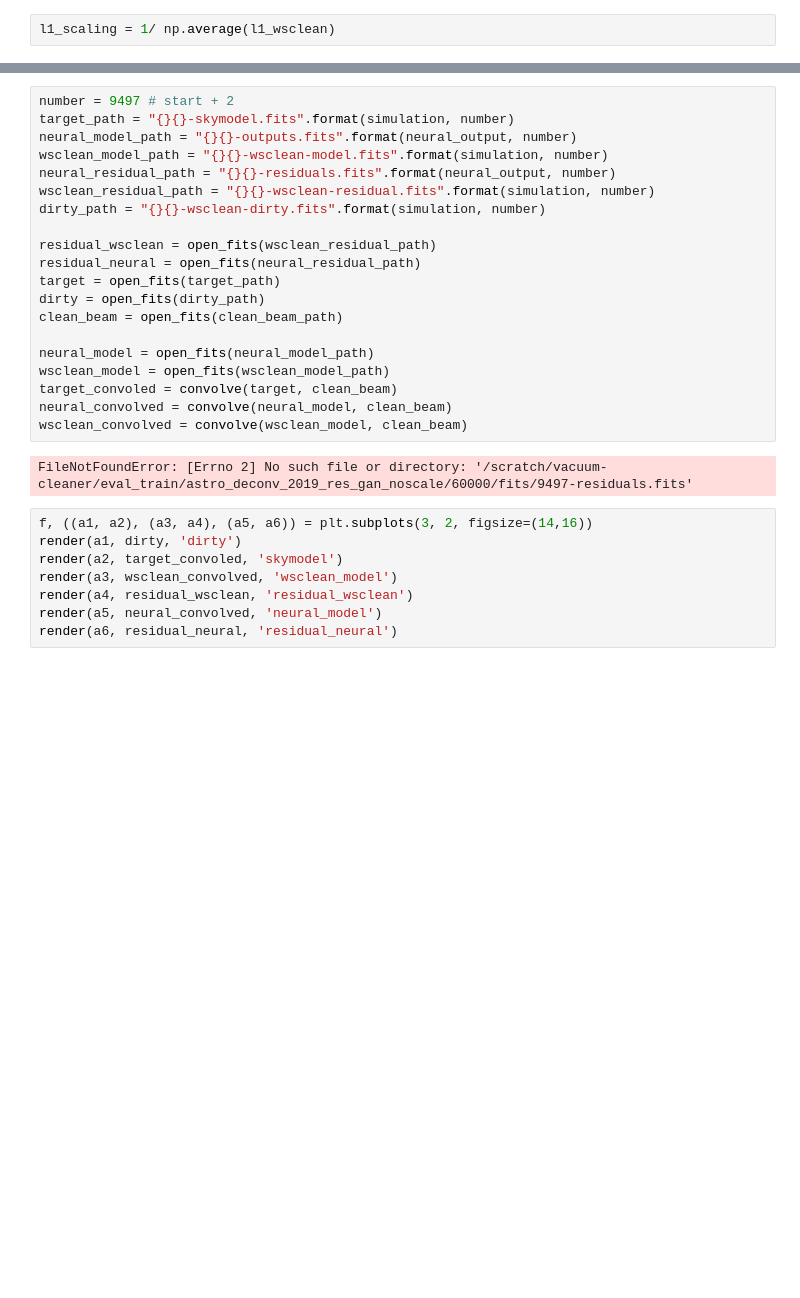
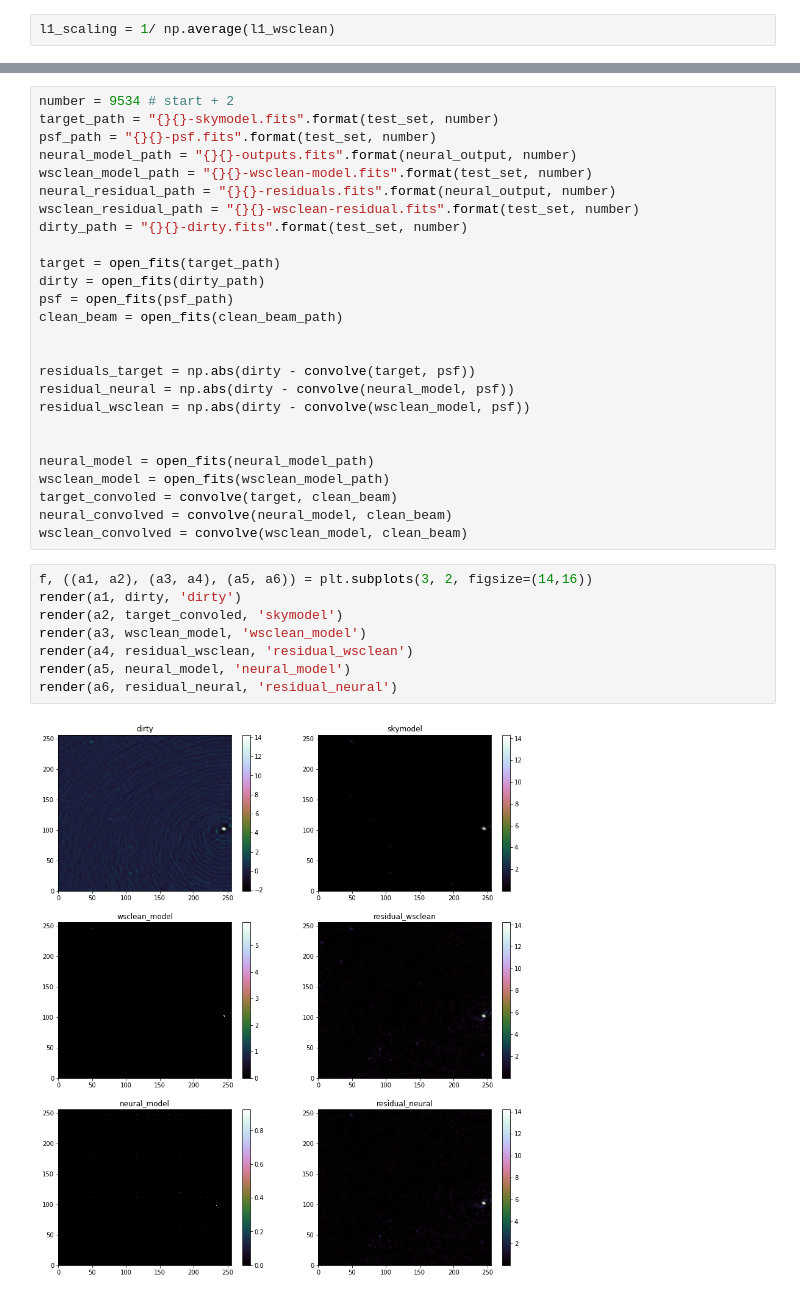
Before and after one commit to gijzelaerr/vacuum-cleaner, a Jupyter notebook: notebooks/Scoring the test data with a clean beam.ipynb, the cells around one changed output, grey strips where cells are left out. Drawn from its saved outputs; the diff is of its cells as text; blank space fills up the shorter version.

```diff
--- a/notebooks/Scoring the test data with a clean beam.ipynb
+++ b/notebooks/Scoring the test data with a clean beam.ipynb
@@ -103,30 +92,36 @@ np.average(l1_neural) * l1_scaling
 # %%
-number = 9497 # start + 2
-target_path = "{}{}-skymodel.fits".format(simulation, number)
+number = 9534 # start + 2
+target_path = "{}{}-skymodel.fits".format(test_set, number)
+psf_path = "{}{}-psf.fits".format(test_set, number)
 neural_model_path = "{}{}-outputs.fits".format(neural_output, number)
-wsclean_model_path = "{}{}-wsclean-model.fits".format(simulation, number)
+wsclean_model_path = "{}{}-wsclean-model.fits".format(test_set, number)
 neural_residual_path = "{}{}-residuals.fits".format(neural_output, number)
-wsclean_residual_path = "{}{}-wsclean-residual.fits".format(simulation, number)
-dirty_path = "{}{}-wsclean-dirty.fits".format(simulation, number)
+wsclean_residual_path = "{}{}-wsclean-residual.fits".format(test_set, number)
+dirty_path = "{}{}-dirty.fits".format(test_set, number)
 
-residual_wsclean = open_fits(wsclean_residual_path)
-residual_neural = open_fits(neural_residual_path)
 target = open_fits(target_path)
 dirty = open_fits(dirty_path)
+psf = open_fits(psf_path)
 clean_beam = open_fits(clean_beam_path)
+
+
+residuals_target = np.abs(dirty - convolve(target, psf))
+residual_neural = np.abs(dirty - convolve(neural_model, psf))
+residual_wsclean = np.abs(dirty - convolve(wsclean_model, psf))
+
 
 neural_model = open_fits(neural_model_path)
 wsclean_model = open_fits(wsclean_model_path)
 target_convoled = convolve(target, clean_beam)
 neural_convolved = convolve(neural_model, clean_beam)
 wsclean_convolved = convolve(wsclean_model, clean_beam)
-# %% [output]
-FileNotFoundError: [Errno 2] No such file or directory: '/scratch/vacuum-cleaner/eval_train/astro_deconv_2019_res_gan_noscale/60000/fits/9497-residuals.fits'
 # %%
 f, ((a1, a2), (a3, a4), (a5, a6)) = plt.subplots(3, 2, figsize=(14,16))
 render(a1, dirty, 'dirty')
 render(a2, target_convoled, 'skymodel')
-render(a3, wsclean_convolved, 'wsclean_model')
+render(a3, wsclean_model, 'wsclean_model')
 render(a4, residual_wsclean, 'residual_wsclean')
-render(a5, neural_convolved, 'neural_model')
+render(a5, neural_model, 'neural_model')
 render(a6, residual_neural, 'residual_neural')
+# %% [output]
+[figure, added]
```
Also changed, not shown: parts of 10 cells of this notebook, 5 other files.
